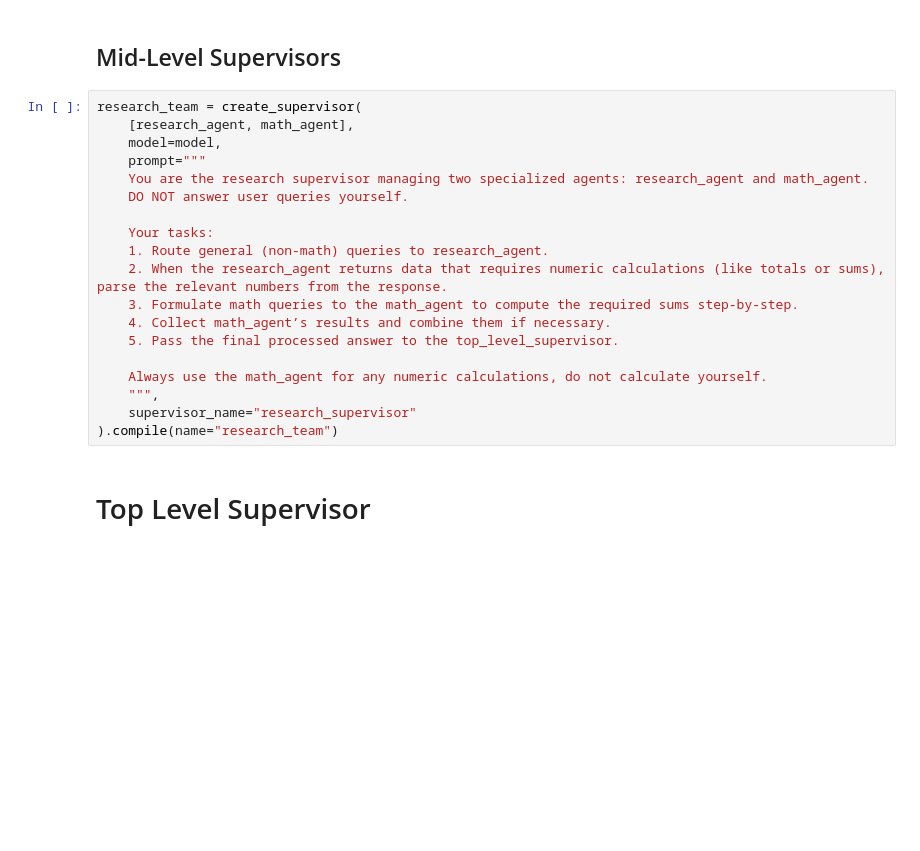
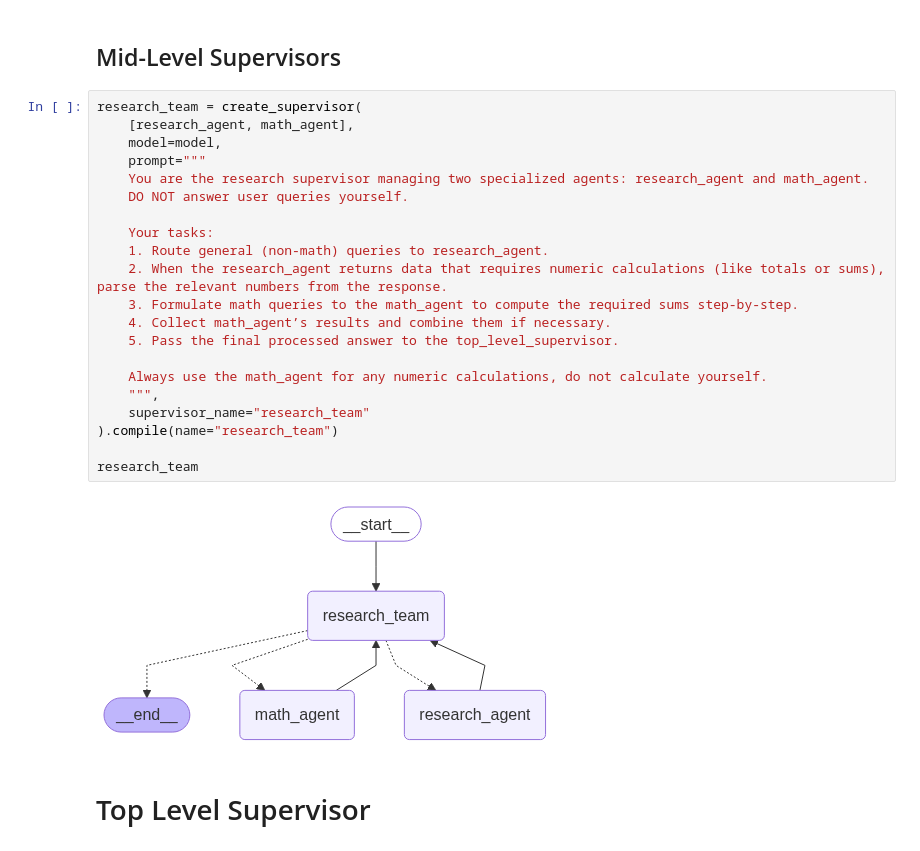
Before and after one commit to razamehar/Hierarchical-Agent-Teams, a Jupyter notebook: notebook/experiments.ipynb, the cells around one changed output. Drawn from its saved outputs; the diff is of its cells as text; blank space fills up the shorter version.

```diff
--- a/notebook/experiments.ipynb
+++ b/notebook/experiments.ipynb
@@ -135,22 +135,26 @@ doc_saving_agent = create_react_agent(
 # %%
 research_team = create_supervisor(
     [research_agent, math_agent],
     model=model,
     prompt="""
     You are the research supervisor managing two specialized agents: research_agent and math_agent.
     DO NOT answer user queries yourself.
 
     Your tasks:
     1. Route general (non-math) queries to research_agent.
     2. When the research_agent returns data that requires numeric calculations (like totals or sums), parse the relevant numbers from the response.
     3. Formulate math queries to the math_agent to compute the required sums step-by-step.
     4. Collect math_agent’s results and combine them if necessary.
     5. Pass the final processed answer to the top_level_supervisor.
 
     Always use the math_agent for any numeric calculations, do not calculate yourself.
     """,
-    supervisor_name="research_supervisor"
+    supervisor_name="research_team"
 ).compile(name="research_team")
+
+research_team
+# %% [output]
+[figure, added]
 # %% [markdown]
 # Top Level Supervisor
 # %%
```
